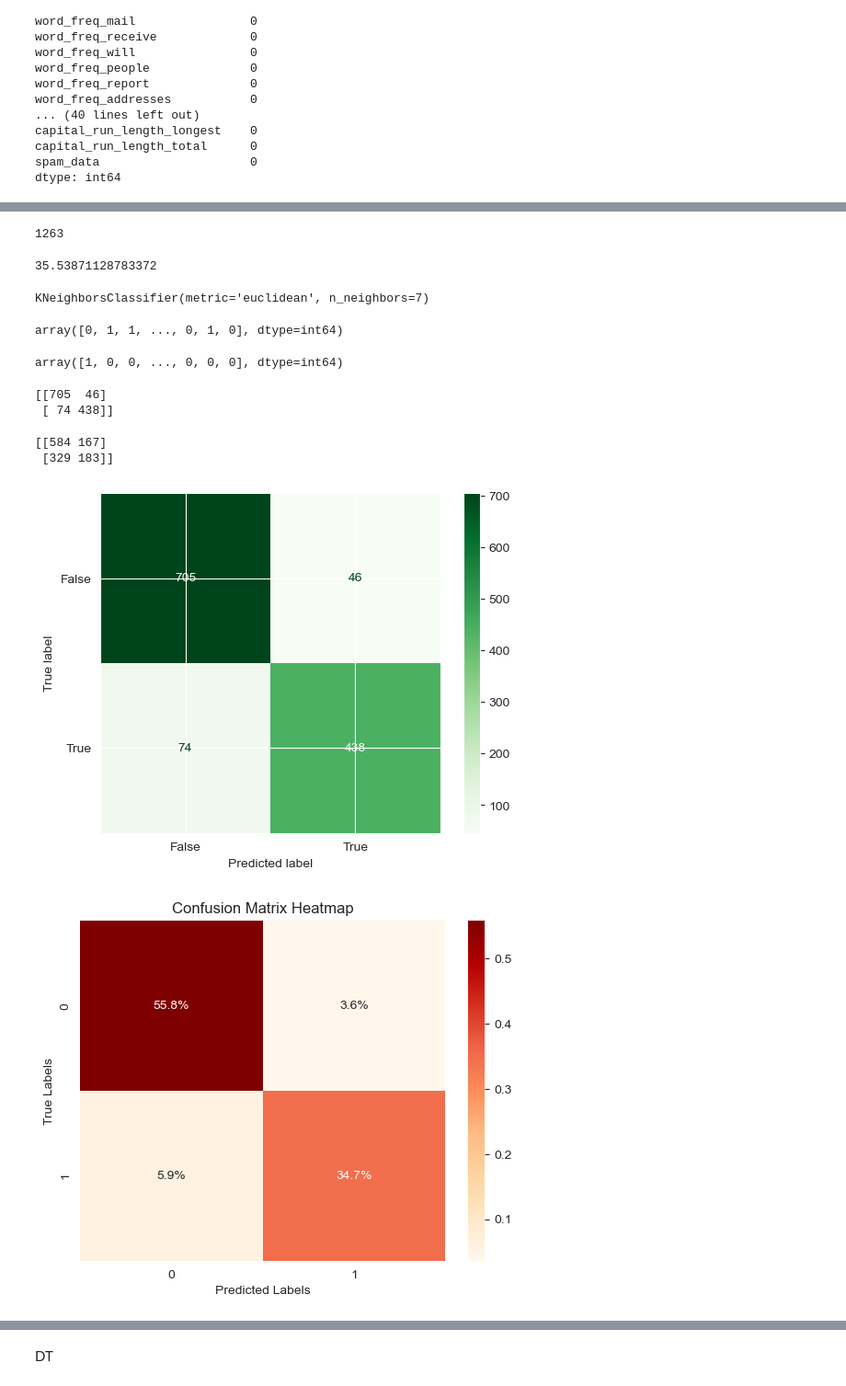
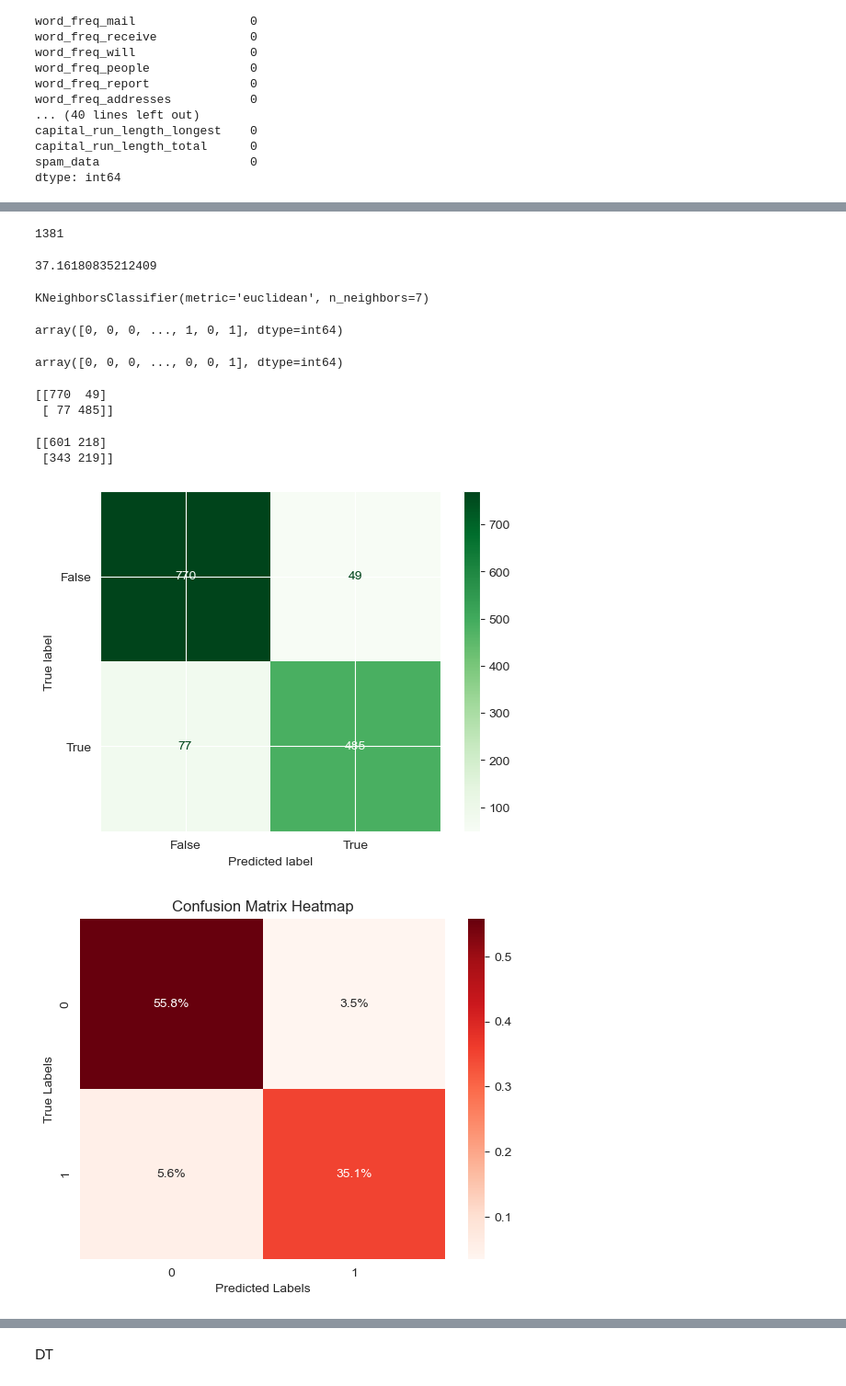
Before and after one commit to HaneekAhamed/ML-CW, a Jupyter notebook: ML_CODE.ipynb, the cells around one changed output, grey strips where cells are left out. Shown at 92% size. Cells and saved outputs as stored; diff of their text form; code cells hidden in the pictures.

```diff
--- a/ML_CODE.ipynb
+++ b/ML_CODE.ipynb
@@ -77,3 +78 @@ False    4210
 dtype: int64
-# %%
-Data = Data.drop_duplicates()#remove the duplicate value from data
@@ -249,11 +227,11 @@ x_tests  = stand_X.transform(x_tests)
 #to get the number of element on this array
 len(y_tests)
 # %% [output]
-1263
+1381
 # %%
 import math
 print(math.sqrt(len(y_tests))) # to calculate square root of length
 # %% [output]
-35.53871128783372
+37.16180835212409
 # %%
 from sklearn.neighbors import KNeighborsClassifier
@@ -270,28 +249,28 @@ KNeighborsClassifier(metric='euclidean', n_neighbors=7)
 predicted_y= Classifier.predict(x_tests)
 predicted_y
 # %% [output]
-array([0, 1, 1, ..., 0, 1, 0], dtype=int64)
+array([0, 0, 0, ..., 1, 0, 1], dtype=int64)
 # %%
 #used to make predictions on the test dataset after it has been transformed by PCA
 PCA_predict_y =KNN.predict(x_test_PCA)
 PCA_predict_y
 # %% [output]
-array([1, 0, 0, ..., 0, 0, 0], dtype=int64)
+array([0, 0, 0, ..., 0, 0, 1], dtype=int64)
 # %%
 # used to compute the confusion matrix of the KNN classifier on the test set
 from sklearn.metrics import confusion_matrix
 ConfusionMatrix = confusion_matrix(y_tests,predicted_y)
 print(ConfusionMatrix)
 # %% [output]
-[[705  46]
- [ 74 438]]
+[[770  49]
+ [ 77 485]]
 # %%
 #to test dataset after applying PCA.
 PCA_ConfusionMatrix = confusion_matrix(y_tests,PCA_predict_y)
 print(PCA_ConfusionMatrix)
 # %% [output]
-[[584 167]
- [329 183]]
+[[601 218]
+ [343 219]]
 # %%
 from sklearn import metrics#to evaluate the performance of classification model
 import matplotlib.pyplot as plot
@@ -303,25 +282,25 @@ ConfusionMatrix_display.plot(cmap='Greens')
 #to display the confusion matrix plot.
 plot.show()
 # %% [output]
-[figure, old version]
+[figure, new version]
 # %%
 import seaborn as sb
 import numpy as num
 
 # plot the heatmap with the color bar
-ax = sb.heatmap(ConfusionMatrix/num.sum(ConfusionMatrix), annot=True, fmt='.1%', cmap='OrRd', cbar=True)
+ax = sb.heatmap(ConfusionMatrix/num.sum(ConfusionMatrix), annot=True, fmt='.1%', cmap='Reds', cbar=True)
 
 # set the labels for x-axis and y-axis
 ax.set_xlabel('Predicted Labels')
 ax.set_ylabel('True Labels')
 
 # set the title of the plot
 ax.set_title('Confusion Matrix Heatmap')
 
 # display the plot
 plot.show()
 # %% [output]
-[figure, old version]
+[figure, new version]
 # %%
 from sklearn.metrics import f1_score
 #calculating the F1 score for the KNN classifier on the test data set
```
Also changed, not shown: parts of 21 cells of this notebook.
